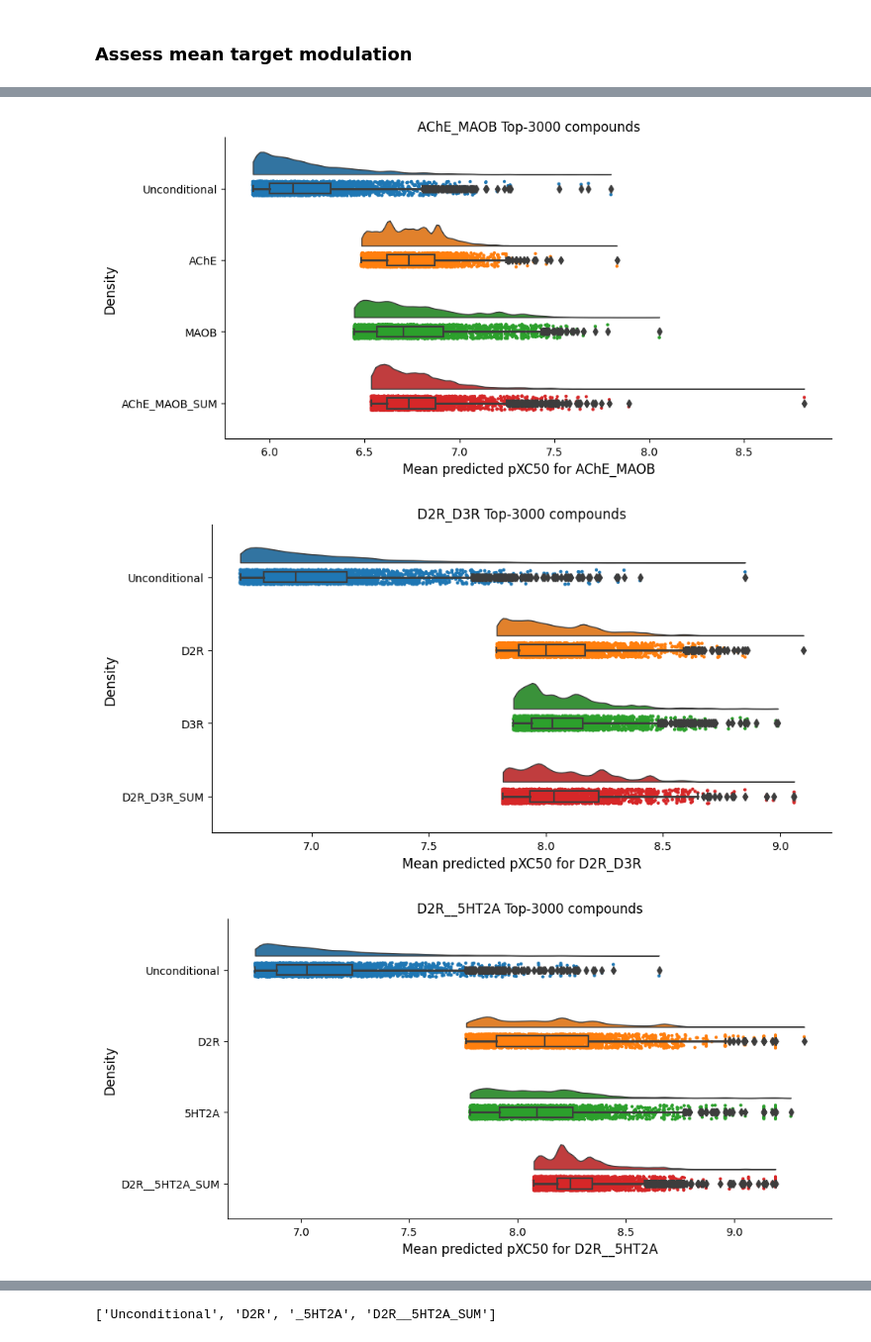
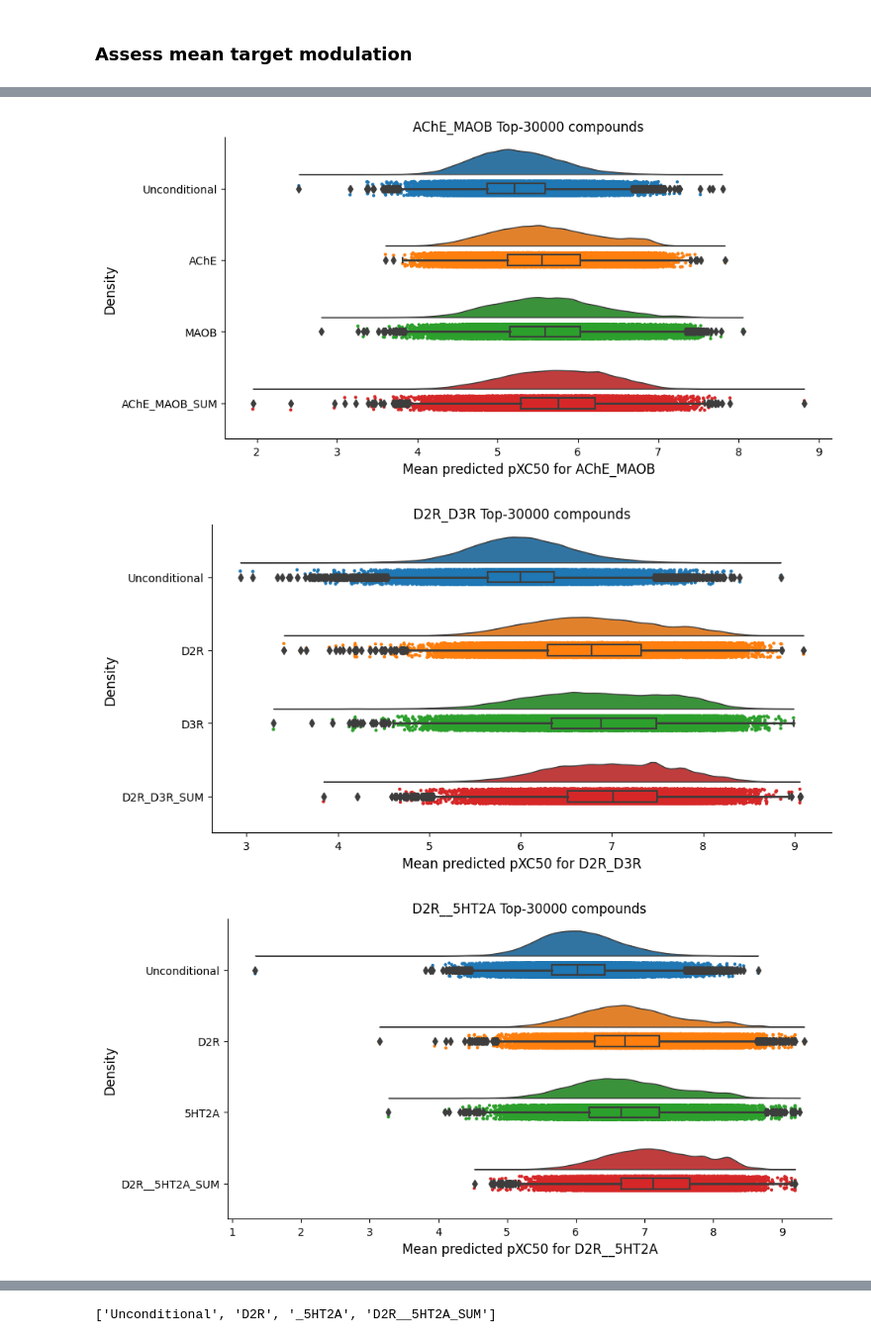
Before and after one commit to arthurcerveira/CoMPO-GPT, a Jupyter notebook: scripts/09-Data-Viz.ipynb, the cells around one changed output, grey strips where cells are left out. Shown at 99% size. Cells and saved outputs as stored; diff of their text form; code cells hidden in the pictures.

```diff
--- a/scripts/09-Data-Viz.ipynb
+++ b/scripts/09-Data-Viz.ipynb
@@ -46,8 +46,8 @@ Unconditional: 2087
 (27913, 25)
 # %%
-# aggs = ["SUM", "MEAN", "MAX"]
+aggs = ["SUM", "MEAN", "MAX"]
 # aggs = ["MEAN", "MAX"]
-aggs = ["SUM"]
+# aggs = ["SUM"]
 
 multi_targets = list()
 
@@ -317,6 +329,7 @@ Top-2500 MAOB pXC50 statistics
 ### Assess mean target modulation
 # %%
 agg = "SUM"  # MEAN, MAX
+#  agg = "MAX"  # MEAN, MAX
 # ACT_TYPE = "Activity"  # pIC50, inhibition
 ACT_TYPE = "pXC50"  # pIC50, inhibition
 
@@ -339,7 +352,7 @@ multitarget_combination = {
 }
 
 fig, axes = plt.subplots(len(multitarget_combination), 1, figsize=(14, 5 * len(multitarget_combination)))
-n = 5000
+n = 30000
 
 
 for j, combination in enumerate(multitarget_combination):
@@ -379,44 +388,43 @@ df[activity_column].isna().sum()
 import ptitprince as pt
 
 # fig, axes = plt.subplots(len(multitarget_combination), 1, figsize=(10, 5 * len(multitarget_combination)))
-n = 3000
+n = 30000
 pal=list(sns.color_palette("tab10"))
 
 for j, (ax, combination) in enumerate(zip(axes, multitarget_combination)):
     activity_column = f"{combination}_{ACT_TYPE}"
     df_list = list()
     # print(f"Combination: {activity_column}")
     fig, ax = plt.subplots(1, 1, figsize=(10, 5 * 1))
 
-
     gen_molecules = multitarget_combination[combination]["generated_molecules"]
     for gen_molecule in gen_molecules:
         # print(gen_molecule)
         # df = pd.read_csv(f'../generated_molecules/predicted_activity/{gen_molecule}_MTDD.csv')
         df = pd.read_csv(f'../generated_molecules/{EPOCHS}-epoch/predicted_activity/{gen_molecule}.csv')
         scenario = gen_molecule[1:] if gen_molecule.startswith("_") else gen_molecule
-        df_filtered = df[activity_column].nlargest(n).to_frame().assign(Scenario=scenario)
+        df_filtered = df[activity_column].nlargest(n).to_frame().assign(Scenario=scenario).dropna(subset=[activity_column])
         df_list.append(df_filtered)
 
     activities = pd.concat(df_list).reset_index()
 
     pt.RainCloud(data=activities, x='Scenario', y=activity_column, bw=.1, ax=ax, palette=pal, orient="h")
     # sns.kdeplot(data=df, x="pred_pXC50", bw_adjust=1, hue='Scenario',ax=axes[j], fill=True)
 
     ax.set_title('{} Top-{} compounds'.format(combination, n), fontsize=12)
     ax.spines['right'].set_visible(False)
     ax.spines['top'].set_visible(False)
     ax.set_ylabel("Density", fontsize=12)
     ax.set_xlabel(f"Mean predicted {ACT_TYPE} for {combination}", fontsize=12)
 
     plt.show()
 
 # plt.tight_layout()
 # plt.show()
 # %% [output]
-[figure, old version]
+[figure, new version]
-[figure, old version]
+[figure, new version]
-[figure, old version]
+[figure, new version]
 # %%
 for j, combination in enumerate(multitarget_combination):
     activity_column = f"{combination}_{ACT_TYPE}"
```
Also changed, not shown: parts of 22 cells of this notebook, 22 other files.
